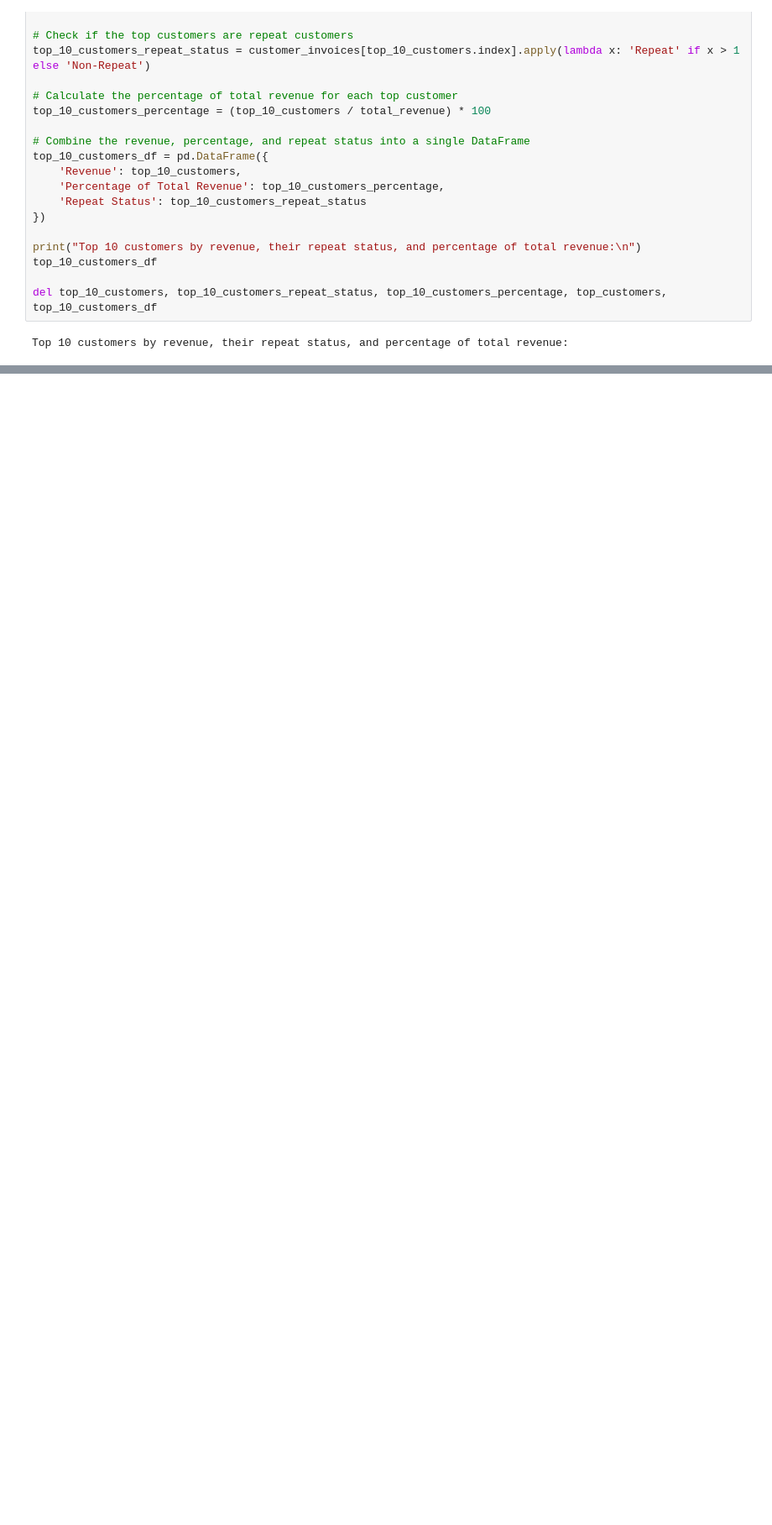
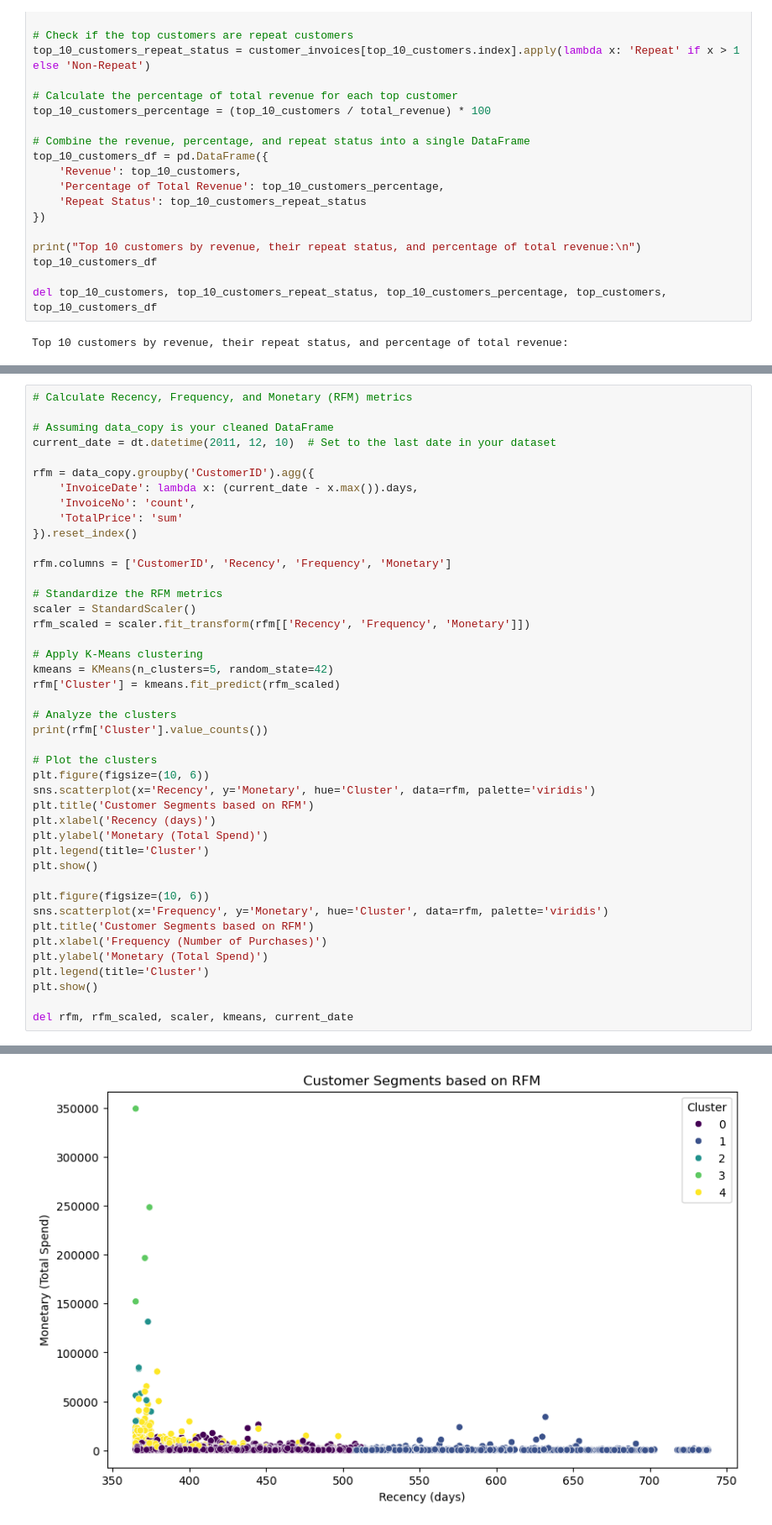
Before and after one commit to AicheD/RetailAnalysis, a Jupyter notebook: final-project.ipynb, the cells around one changed output, grey strips where cells are left out. Shown at 84% size. Saved outputs shown, nothing was run; the diff lists cells and outputs as text; blank space fills up the shorter version.

```diff
--- a/final-project.ipynb
+++ b/final-project.ipynb
@@ -321,0 +313,44 @@ Name: count, dtype: int64
+# %%
+# Calculate Recency, Frequency, and Monetary (RFM) metrics
+
+# Assuming data_copy is your cleaned DataFrame
+current_date = dt.datetime(2011, 12, 10)  # Set to the last date in your dataset
+
+rfm = data_copy.groupby('CustomerID').agg({
+    'InvoiceDate': lambda x: (current_date - x.max()).days,
+    'InvoiceNo': 'count',
+    'TotalPrice': 'sum'
+}).reset_index()
+
+rfm.columns = ['CustomerID', 'Recency', 'Frequency', 'Monetary']
+
+# Standardize the RFM metrics
+scaler = StandardScaler()
+rfm_scaled = scaler.fit_transform(rfm[['Recency', 'Frequency', 'Monetary']])
+
+# Apply K-Means clustering
+kmeans = KMeans(n_clusters=5, random_state=42)
+rfm['Cluster'] = kmeans.fit_predict(rfm_scaled)
+
+# Analyze the clusters
+print(rfm['Cluster'].value_counts())
+
+# Plot the clusters
+plt.figure(figsize=(10, 6))
+sns.scatterplot(x='Recency', y='Monetary', hue='Cluster', data=rfm, palette='viridis')
+plt.title('Customer Segments based on RFM')
+plt.xlabel('Recency (days)')
+plt.ylabel('Monetary (Total Spend)')
+plt.legend(title='Cluster')
+plt.show()
+
+plt.figure(figsize=(10, 6))
+sns.scatterplot(x='Frequency', y='Monetary', hue='Cluster', data=rfm, palette='viridis')
+plt.title('Customer Segments based on RFM')
+plt.xlabel('Frequency (Number of Purchases)')
+plt.ylabel('Monetary (Total Spend)')
+plt.legend(title='Cluster')
+plt.show()
+
+del rfm, rfm_scaled, scaler, kmeans, current_date
+# %% [output]
@@ -321,0 +364 @@ Name: count, dtype: int64
+[figure, added]
```
Also changed, not shown: parts of 27 cells of this notebook.
